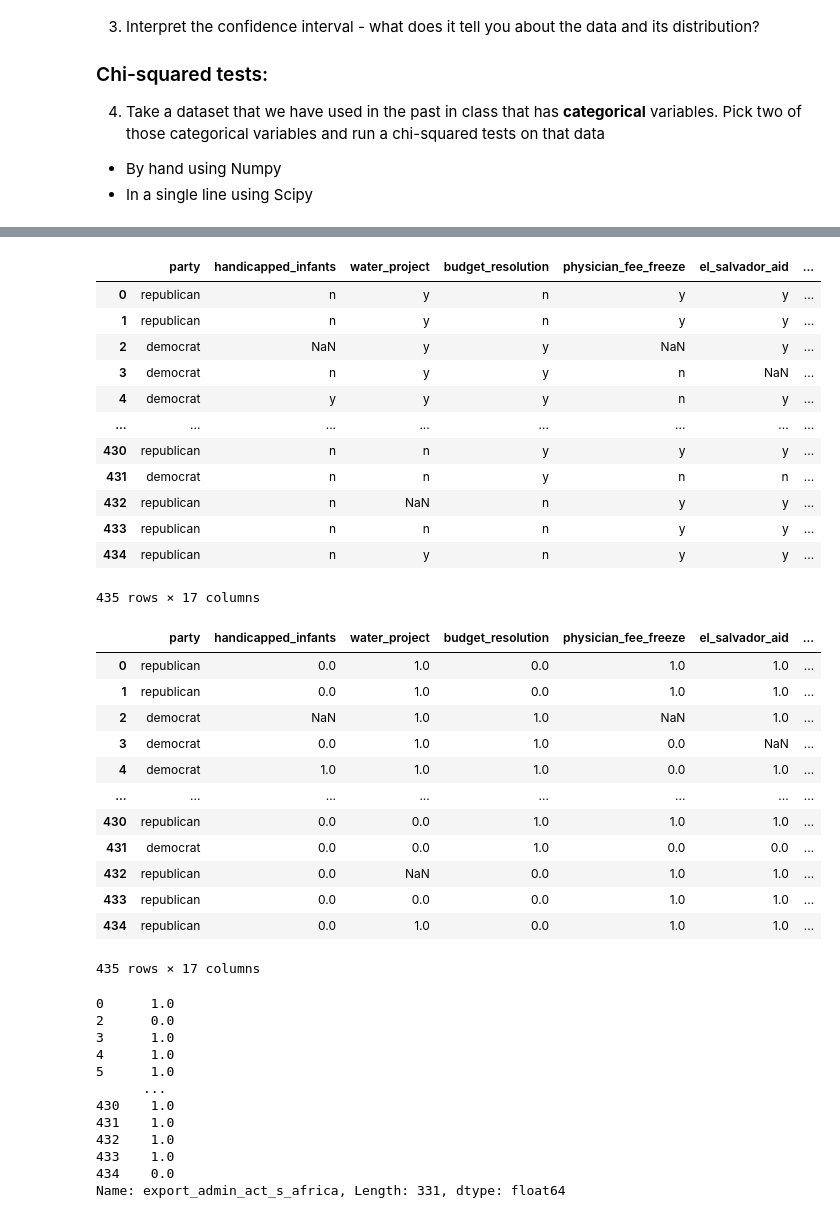
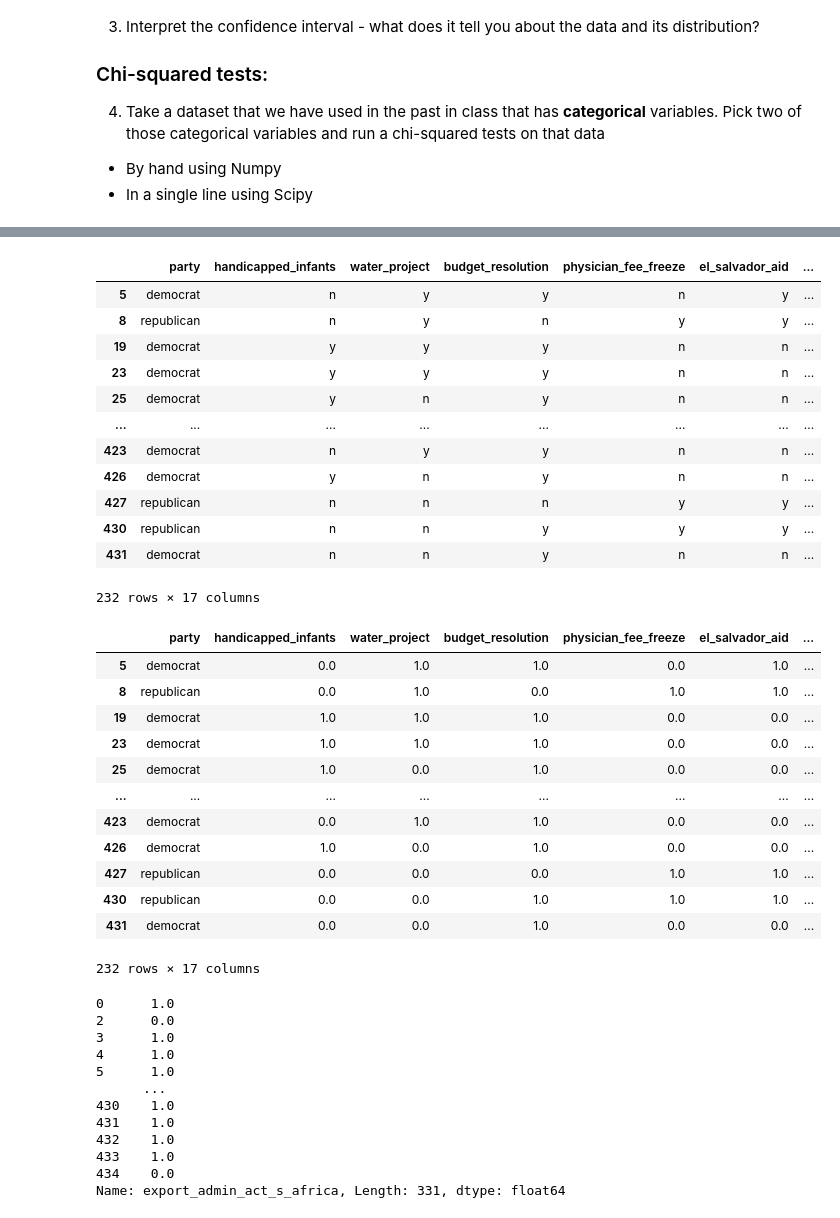
Before and after one commit to juliensky/DS-Unit-1-Sprint-2-Statistics, a Jupyter notebook: DS12_122_Sampling_Confidence_Intervals_and_Hypothesis_Testing_Assignment.ipynb, the cells around one changed output, grey strips where cells are left out. Saved outputs shown, nothing was run; the diff lists cells and outputs as text; code cells hidden in the pictures.

```diff
--- a/DS12_122_Sampling_Confidence_Intervals_and_Hypothesis_Testing_Assignment.ipynb
+++ b/DS12_122_Sampling_Confidence_Intervals_and_Hypothesis_Testing_Assignment.ipynb
@@ -55,42 +55,42 @@ house-votes-84.data 100%[===================>]  17.75K  --.-KB/s    in 0.1s
 # %%
 col_headers = ['party', 'handicapped_infants', 'water_project', 'budget_resolution',
 'physician_fee_freeze', 'el_salvador_aid', 'religious_grps_schools', 'anti_satellite_test_ban',
 'aid_to_nicaraguan_contras', 'mx_missile', 'immigration', 'synfuels_corp_cutback',
 'education_spending', 'superfund_right_to_sue', 'crime', 'duty_free_exports', 'export_admin_act_s_africa']
 
 df = pd.read_csv('house-votes-84.data', names= col_headers, na_values="?", header=None)
-df
+df.dropna()
 # %% [output]
 |  | party | handicapped_infants | water_project | budget_resolution | physician_fee_freeze | el_salvador_aid | ... |
-| 0 | republican | n | y | n | y | y | ... |
-| 1 | republican | n | y | n | y | y | ... |
-| 2 | democrat | NaN | y | y | NaN | y | ... |
-| 3 | democrat | n | y | y | n | NaN | ... |
-| 4 | democrat | y | y | y | n | y | ... |
+| 5 | democrat | n | y | y | n | y | ... |
+| 8 | republican | n | y | n | y | y | ... |
+| 19 | democrat | y | y | y | n | n | ... |
+| 23 | democrat | y | y | y | n | n | ... |
+| 25 | democrat | y | n | y | n | n | ... |
 | ... | ... | ... | ... | ... | ... | ... | ... |
+| 423 | democrat | n | y | y | n | n | ... |
+| 426 | democrat | y | n | y | n | n | ... |
+| 427 | republican | n | n | n | y | y | ... |
 | 430 | republican | n | n | y | y | y | ... |
 | 431 | democrat | n | n | y | n | n | ... |
-| 432 | republican | n | NaN | n | y | y | ... |
-| 433 | republican | n | n | n | y | y | ... |
-| 434 | republican | n | y | n | y | y | ... |
-435 rows × 17 columns
+232 rows × 17 columns
 # %%
 df = df.replace({'y':1, 'n':0})
-df
+df.dropna()
 # %% [output]
 |  | party | handicapped_infants | water_project | budget_resolution | physician_fee_freeze | el_salvador_aid | ... |
-| 0 | republican | 0.0 | 1.0 | 0.0 | 1.0 | 1.0 | ... |
-| 1 | republican | 0.0 | 1.0 | 0.0 | 1.0 | 1.0 | ... |
-| 2 | democrat | NaN | 1.0 | 1.0 | NaN | 1.0 | ... |
-| 3 | democrat | 0.0 | 1.0 | 1.0 | 0.0 | NaN | ... |
-| 4 | democrat | 1.0 | 1.0 | 1.0 | 0.0 | 1.0 | ... |
+| 5 | democrat | 0.0 | 1.0 | 1.0 | 0.0 | 1.0 | ... |
+| 8 | republican | 0.0 | 1.0 | 0.0 | 1.0 | 1.0 | ... |
+| 19 | democrat | 1.0 | 1.0 | 1.0 | 0.0 | 0.0 | ... |
+| 23 | democrat | 1.0 | 1.0 | 1.0 | 0.0 | 0.0 | ... |
+| 25 | democrat | 1.0 | 0.0 | 1.0 | 0.0 | 0.0 | ... |
 | ... | ... | ... | ... | ... | ... | ... | ... |
+| 423 | democrat | 0.0 | 1.0 | 1.0 | 0.0 | 0.0 | ... |
+| 426 | democrat | 1.0 | 0.0 | 1.0 | 0.0 | 0.0 | ... |
+| 427 | republican | 0.0 | 0.0 | 0.0 | 1.0 | 1.0 | ... |
 | 430 | republican | 0.0 | 0.0 | 1.0 | 1.0 | 1.0 | ... |
 | 431 | democrat | 0.0 | 0.0 | 1.0 | 0.0 | 0.0 | ... |
-| 432 | republican | 0.0 | NaN | 0.0 | 1.0 | 1.0 | ... |
-| 433 | republican | 0.0 | 0.0 | 0.0 | 1.0 | 1.0 | ... |
-| 434 | republican | 0.0 | 1.0 | 0.0 | 1.0 | 1.0 | ... |
-435 rows × 17 columns
+232 rows × 17 columns
 # %%
 col = df['export_admin_act_s_africa']
 col = col[~np.isnan(col)]
```
Also changed, not shown: parts of 12 cells of this notebook.
